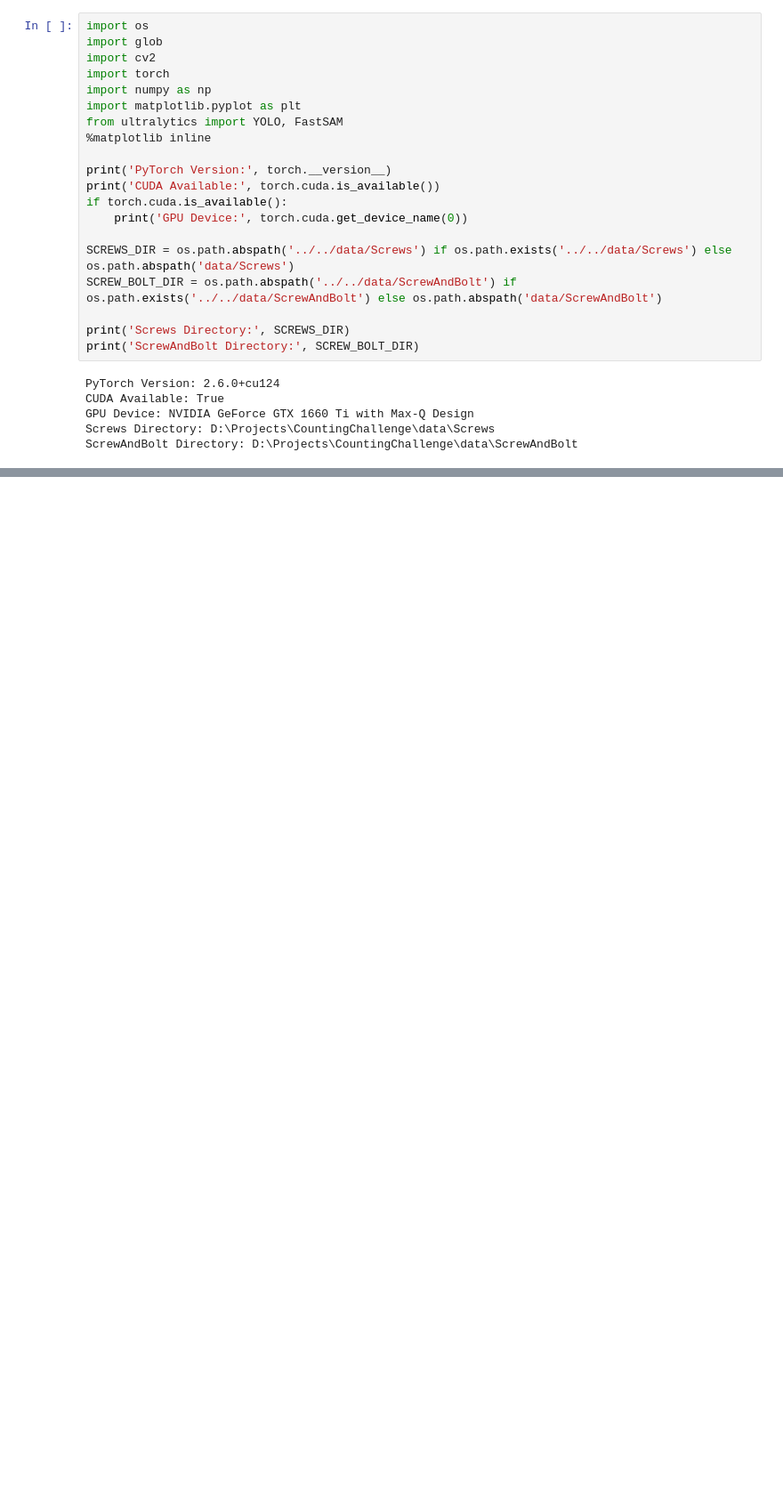
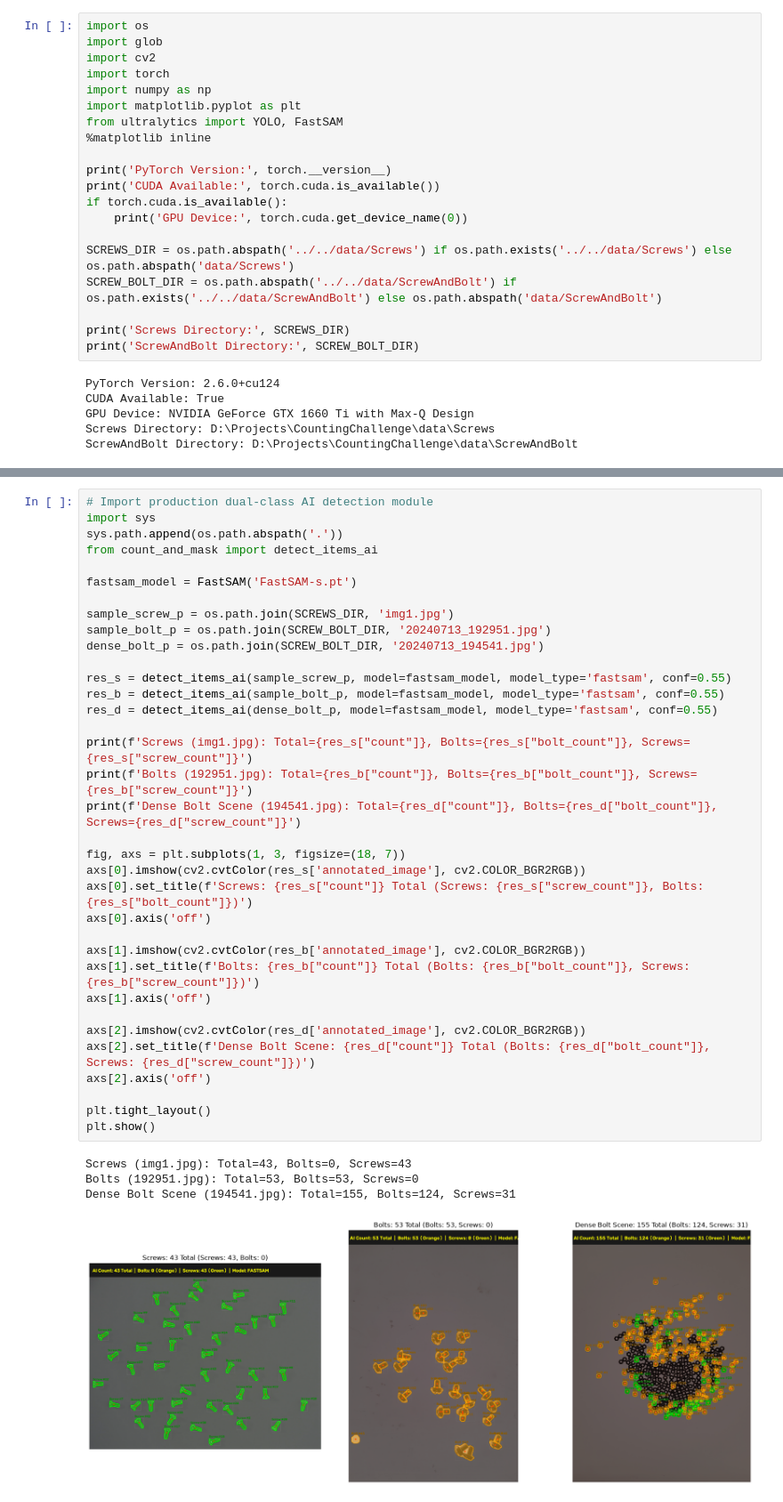
Before and after one commit to perspectivLabs/CountingChallenge, a Jupyter notebook: Athira_PT/AI/ai_solution.ipynb, the cells around one changed output, grey strips where cells are left out. Shown at 89% size. Drawn from its saved outputs; the diff is of its cells as text; blank space fills up the shorter version.

```diff
--- a/Athira_PT/AI/ai_solution.ipynb
+++ b/Athira_PT/AI/ai_solution.ipynb
@@ -134,0 +53,40 @@ We now run our production AI detection module `detect_items_ai` across the entir
+# %%
+# Import production dual-class AI detection module
+import sys
+sys.path.append(os.path.abspath('.'))
+from count_and_mask import detect_items_ai
+
+fastsam_model = FastSAM('FastSAM-s.pt')
+
+sample_screw_p = os.path.join(SCREWS_DIR, 'img1.jpg')
+sample_bolt_p = os.path.join(SCREW_BOLT_DIR, '20240713_192951.jpg')
+dense_bolt_p = os.path.join(SCREW_BOLT_DIR, '20240713_194541.jpg')
+
+res_s = detect_items_ai(sample_screw_p, model=fastsam_model, model_type='fastsam', conf=0.55)
+res_b = detect_items_ai(sample_bolt_p, model=fastsam_model, model_type='fastsam', conf=0.55)
+res_d = detect_items_ai(dense_bolt_p, model=fastsam_model, model_type='fastsam', conf=0.55)
+
+print(f'Screws (img1.jpg): Total={res_s["count"]}, Bolts={res_s["bolt_count"]}, Screws={res_s["screw_count"]}')
+print(f'Bolts (192951.jpg): Total={res_b["count"]}, Bolts={res_b["bolt_count"]}, Screws={res_b["screw_count"]}')
+print(f'Dense Bolt Scene (194541.jpg): Total={res_d["count"]}, Bolts={res_d["bolt_count"]}, Screws={res_d["screw_count"]}')
+
+fig, axs = plt.subplots(1, 3, figsize=(18, 7))
+axs[0].imshow(cv2.cvtColor(res_s['annotated_image'], cv2.COLOR_BGR2RGB))
+axs[0].set_title(f'Screws: {res_s["count"]} Total (Screws: {res_s["screw_count"]}, Bolts: {res_s["bolt_count"]})')
+axs[0].axis('off')
+
+axs[1].imshow(cv2.cvtColor(res_b['annotated_image'], cv2.COLOR_BGR2RGB))
+axs[1].set_title(f'Bolts: {res_b["count"]} Total (Bolts: {res_b["bolt_count"]}, Screws: {res_b["screw_count"]})')
+axs[1].axis('off')
+
+axs[2].imshow(cv2.cvtColor(res_d['annotated_image'], cv2.COLOR_BGR2RGB))
+axs[2].set_title(f'Dense Bolt Scene: {res_d["count"]} Total (Bolts: {res_d["bolt_count"]}, Screws: {res_d["screw_count"]})')
+axs[2].axis('off')
+
+plt.tight_layout()
+plt.show()
+# %% [output]
+Screws (img1.jpg): Total=43, Bolts=0, Screws=43
+Bolts (192951.jpg): Total=53, Bolts=53, Screws=0
+Dense Bolt Scene (194541.jpg): Total=155, Bolts=124, Screws=31
+[figure, added]
```
Also changed, not shown: parts of 17 cells of this notebook, 7 other files.
